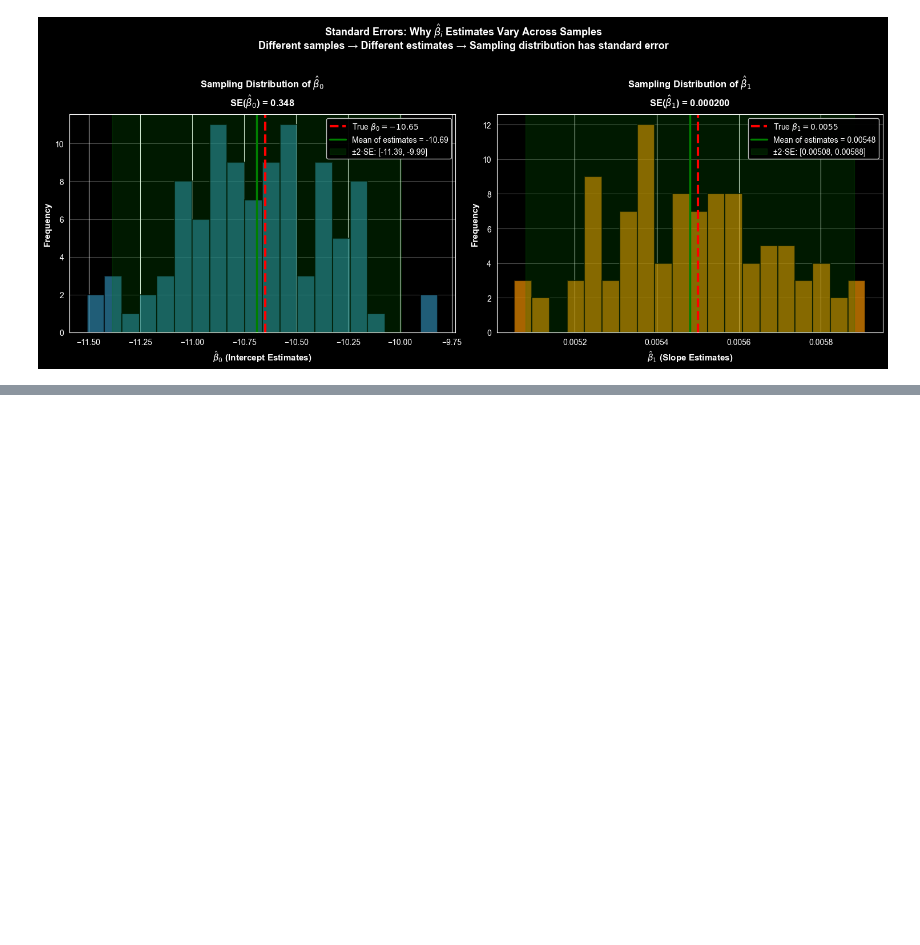
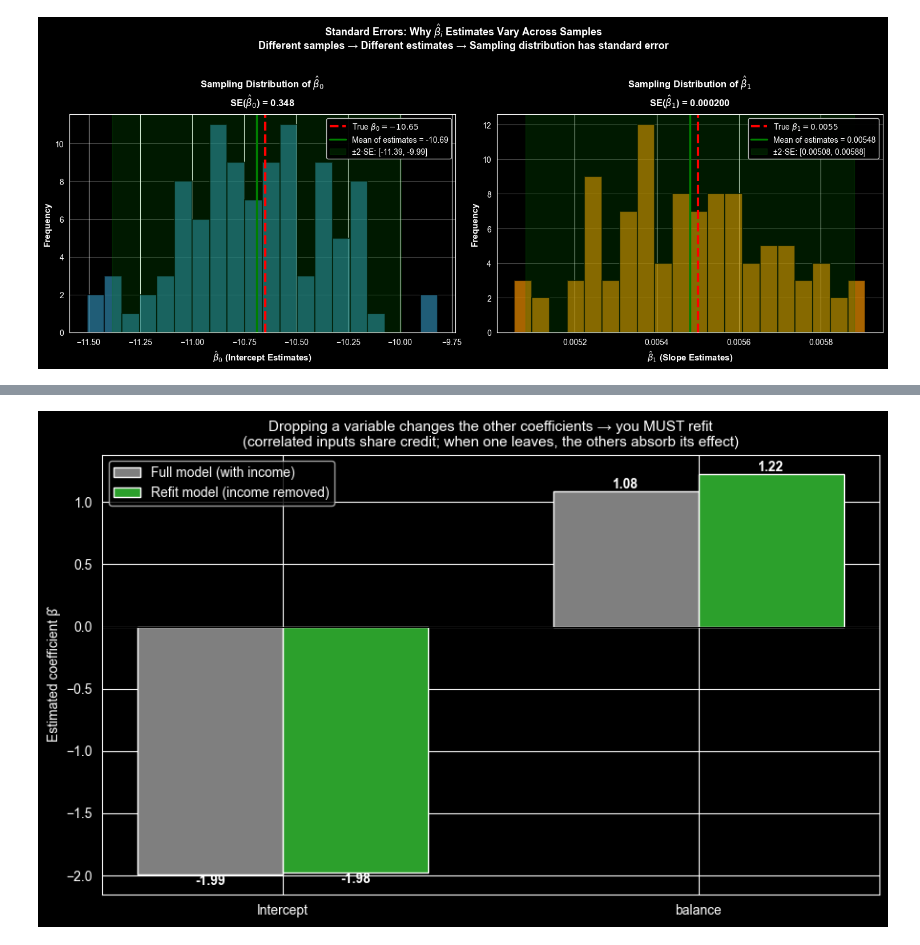
Before and after one commit to fuadh246/ese-5410, a Jupyter notebook: modules_notes/module_5: Classification/Logistic_Regression.ipynb, the cells around one changed output, grey strips where cells are left out. Cells and saved outputs as stored; diff of their text form; code cells hidden in the pictures; blank space fills up the shorter version.

```diff
--- a/modules_notes/module_5: Classification/Logistic_Regression.ipynb
+++ b/modules_notes/module_5: Classification/Logistic_Regression.ipynb
@@ -919,0 +1156,41 @@ plt.show()
+# %%
+import numpy as np
+import matplotlib.pyplot as plt
+import statsmodels.api as sm
+
+rng = np.random.default_rng(0)
+n = 5000
+
+# Correlated inputs: balance and income move together (as in real data)
+balance = rng.normal(size=n)
+income = 0.6 * balance + rng.normal(scale=0.8, size=n)
+logit = -2 + 1.0 * balance + 0.3 * income
+y = rng.binomial(1, 1 / (1 + np.exp(-logit)))
+
+full = sm.Logit(y, sm.add_constant(np.column_stack([balance, income]))).fit(disp=0)
+reduced = sm.Logit(y, sm.add_constant(balance)).fit(disp=0)
+
+labels = ["Intercept", "balance"]
+old = [full.params[0], full.params[1]]          # coefficients from the 3-input style model
+new = [reduced.params[0], reduced.params[1]]    # coefficients after refitting without income
+
+x = np.arange(len(labels)); w = 0.35
+fig, ax = plt.subplots(figsize=(9, 5.5))
+b1 = ax.bar(x - w/2, old, w, color="tab:gray", label="Full model (with income)")
+b2 = ax.bar(x + w/2, new, w, color="tab:green", label="Refit model (income removed)")
+
+for bars in (b1, b2):
+    for b in bars:
+        ax.text(b.get_x() + b.get_width()/2, b.get_height(), f"{b.get_height():.2f}",
+                ha="center", va="bottom" if b.get_height() > 0 else "top", fontweight="bold")
+
+ax.axhline(0, color="black", lw=0.8)
+ax.set_xticks(x); ax.set_xticklabels(labels)
+ax.set_ylabel("Estimated coefficient β̂")
+ax.set_title("Dropping a variable changes the other coefficients → you MUST refit\n"
+             "(correlated inputs share credit; when one leaves, the others absorb its effect)", fontsize=11)
+ax.legend()
+plt.tight_layout()
+plt.show()
+# %% [output]
+[figure, added]
```
Also changed, not shown: parts of 10 cells of this notebook, 2 other files.
